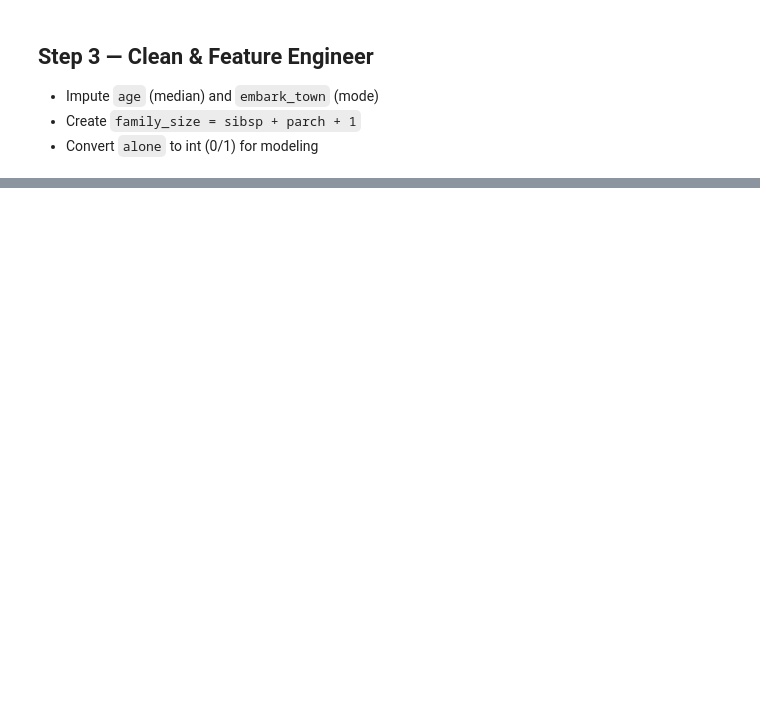
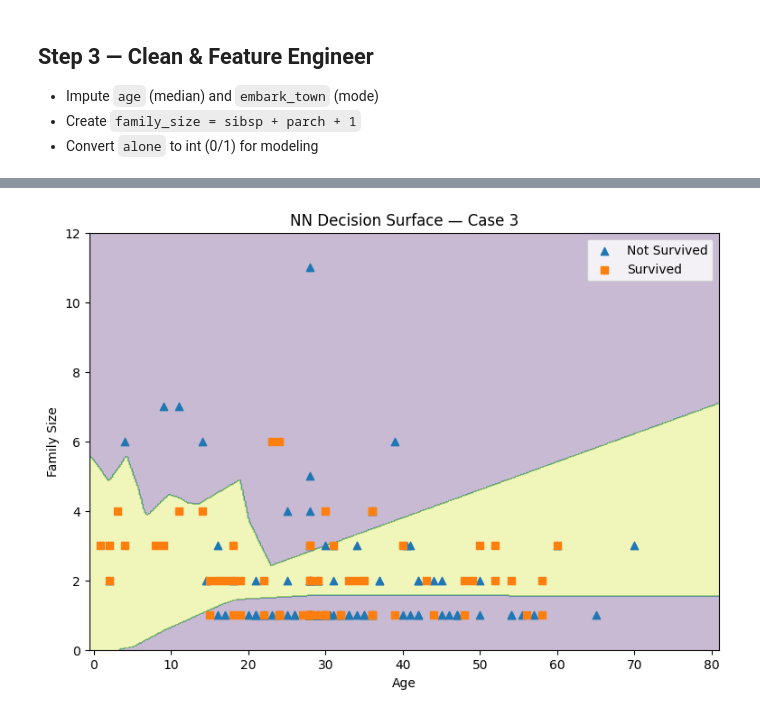
Before and after one commit to brandonjbbb/applied-ml-brandon, a Jupyter notebook: notebooks/project03/ml03_brandon.ipynb, the cells around one changed output, grey strips where cells are left out. Cells and saved outputs as stored; diff of their text form; code cells hidden in the pictures; blank space fills up the shorter version.

```diff
--- a/notebooks/project03/ml03_brandon.ipynb
+++ b/notebooks/project03/ml03_brandon.ipynb
@@ -46,0 +269,17 @@ Error:
+# %%
+# Decision surface over age (x) and family_size (y)
+x_min, x_max = X3['age'].min()-1, X3['age'].max()+1
+y_min, y_max = X3['family_size'].min()-1, X3['family_size'].max()+1
+
+xx, yy = np.meshgrid(np.linspace(x_min, x_max, 500),
+                     np.linspace(y_min, y_max, 500))
+Z = nn3.predict(np.c_[xx.ravel(), yy.ravel()]).reshape(xx.shape)
+
+plt.figure(figsize=(9,6))
+plt.contourf(xx, yy, Z, alpha=0.3)
+plt.scatter(X3_te['age'][y3_te==0], X3_te['family_size'][y3_te==0], marker='^', label='Not Survived')
+plt.scatter(X3_te['age'][y3_te==1], X3_te['family_size'][y3_te==1], marker='s', label='Survived')
+plt.xlabel('Age'); plt.ylabel('Family Size'); plt.title('NN Decision Surface — Case 3')
+plt.legend(); plt.show()
+# %% [output]
+[figure, added]
```
Also changed, not shown: parts of 10 cells of this notebook.
